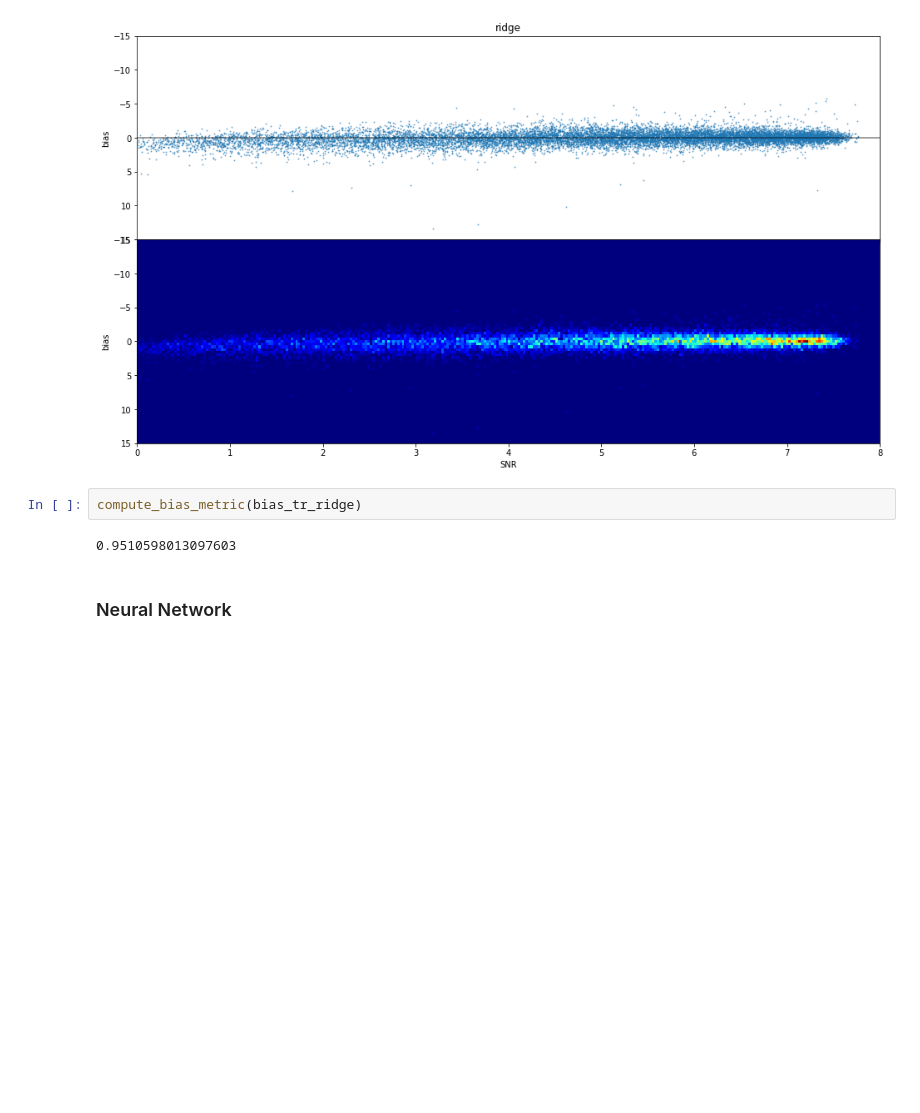
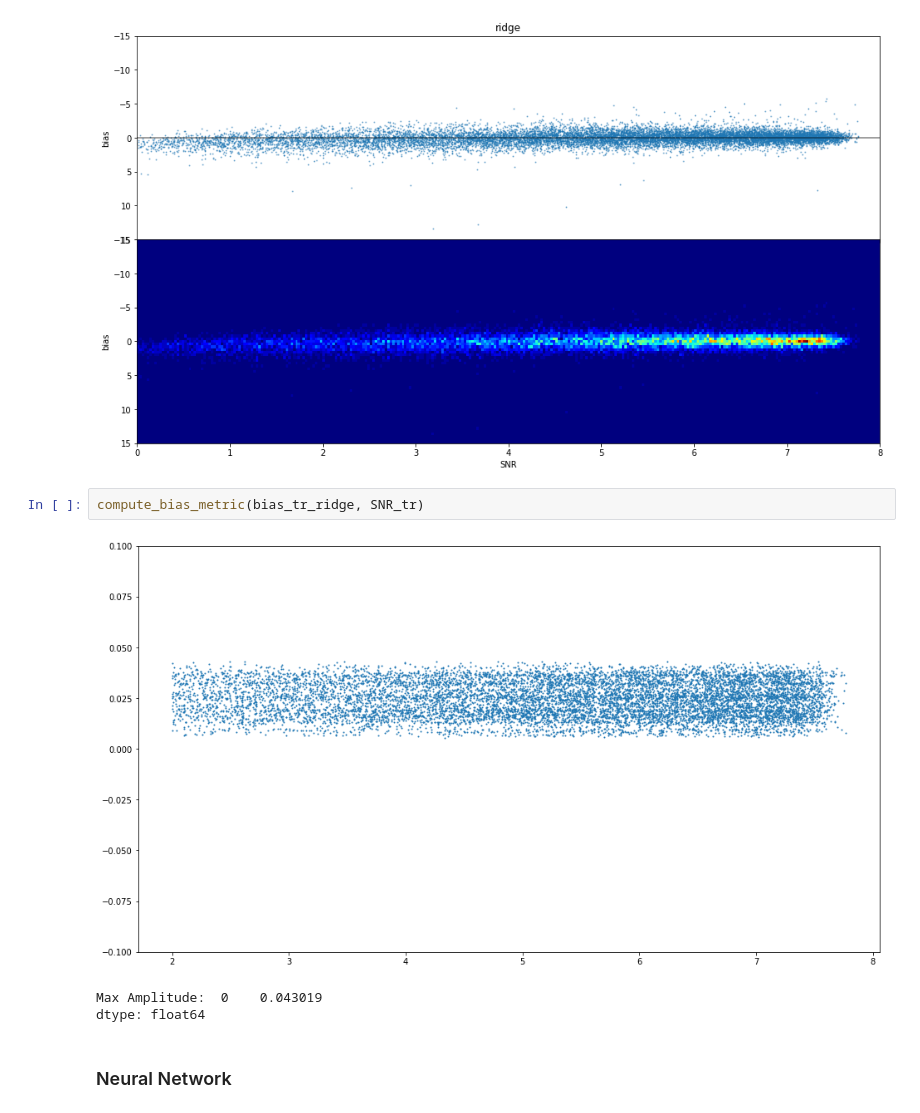
Before and after one commit to zweili/ml_project_2, a Jupyter notebook: Lucas_notebook.ipynb, the cells around one changed output. Saved outputs shown, nothing was run; the diff lists cells and outputs as text; blank space fills up the shorter version.

```diff
--- a/Lucas_notebook.ipynb
+++ b/Lucas_notebook.ipynb
@@ -195,9 +219,11 @@ f.subplots_adjust(hspace=0)
 # %% [output]
 [figure]
 # %%
-compute_bias_metric(bias_tr_ridge)
+compute_bias_metric(bias_tr_ridge, SNR_tr)
 # %% [output]
+[figure, added]
-0.9510598013097603
+Max Amplitude:  0    0.043019
+dtype: float64
 # %% [markdown]
 ### Neural Network
 # %%
```
Also changed, not shown: parts of 16 cells of this notebook.
